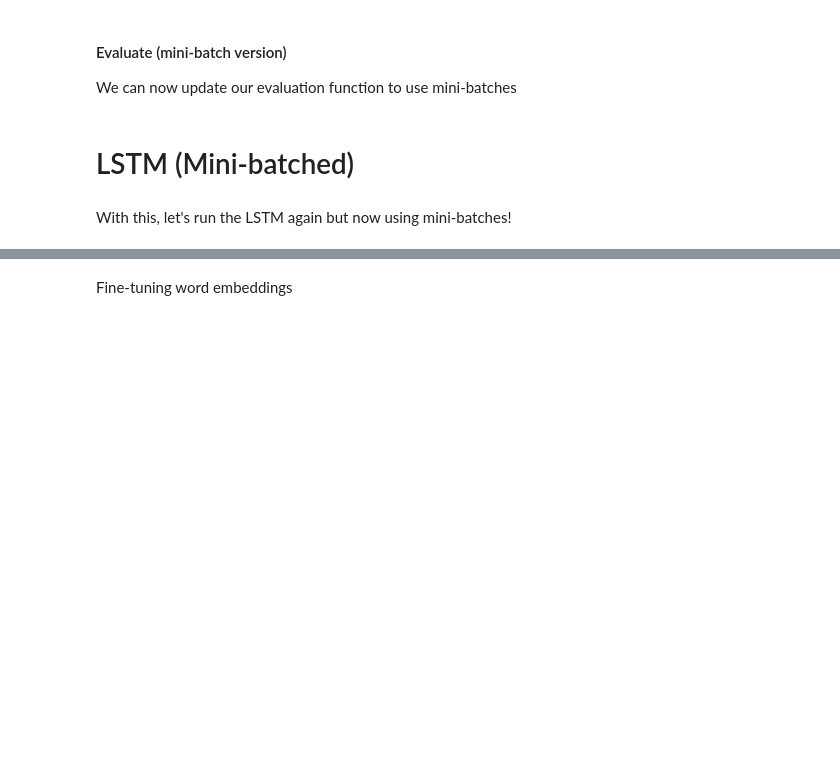
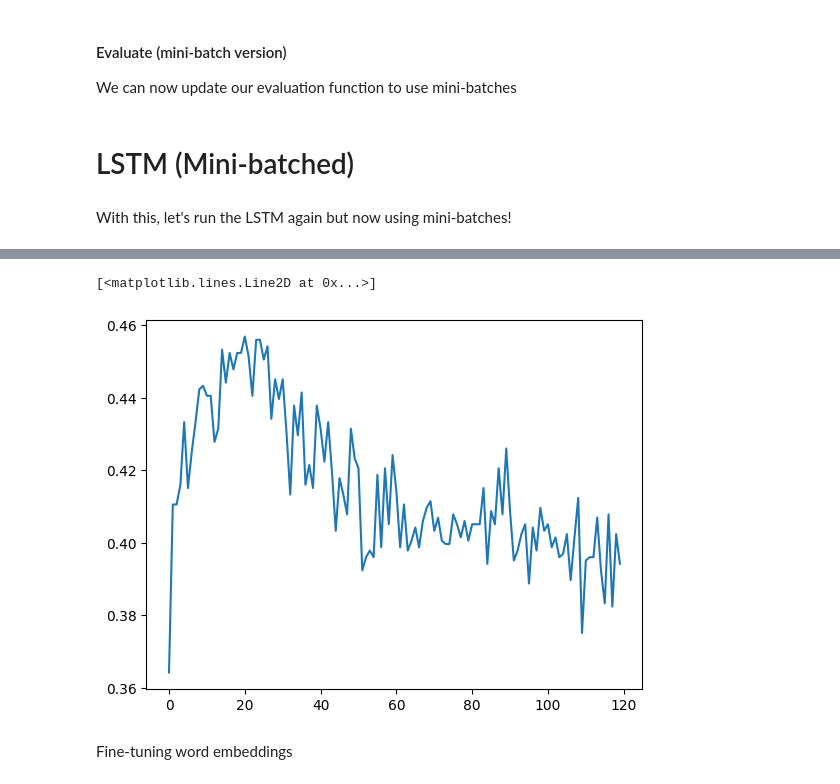
Before and after one commit to karim-abdel/NLP_1, a Jupyter notebook: Copia_di_NLP1_2023_Practical_2.ipynb, the cells around one changed output, grey strips where cells are left out. Cells and saved outputs as stored; diff of their text form; code cells hidden in the pictures; blank space fills up the shorter version.

```diff
--- a/Copia_di_NLP1_2023_Practical_2.ipynb
+++ b/Copia_di_NLP1_2023_Practical_2.ipynb
@@ -1552,3 +1706,8 @@ lstm_losses, lstm_accuracies = train_model(
+# %%
+plt.plot(lstm_accuracies_m)
+# %% [output]
+[<matplotlib.lines.Line2D at 0x...>]
+[figure, added]
 # %% [markdown]
 Fine-tuning word embeddings
 # %%
```
Also changed, not shown: parts of 42 cells of this notebook.
